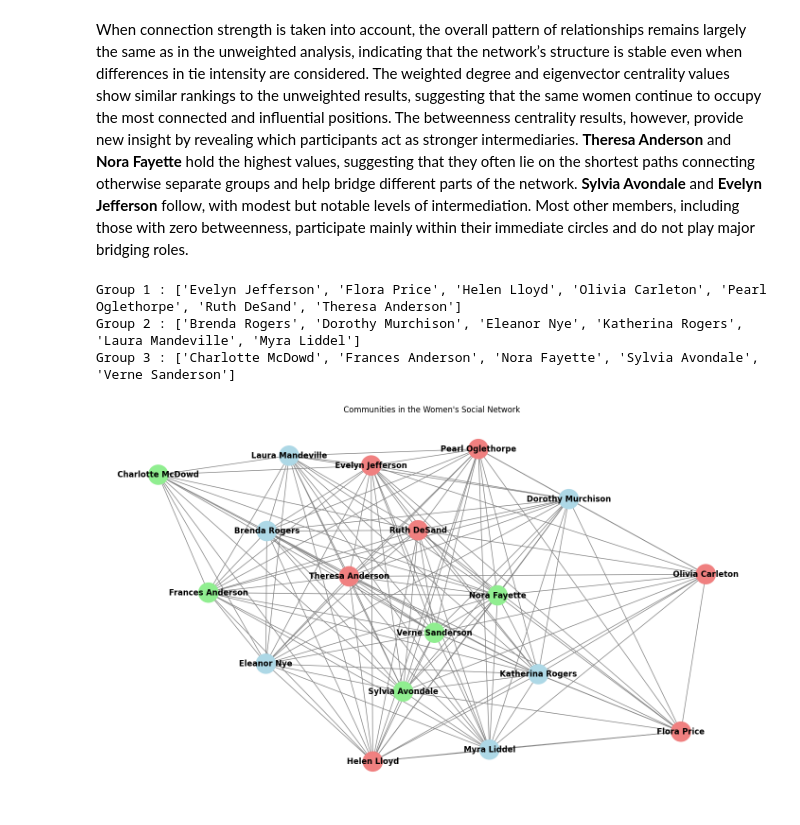
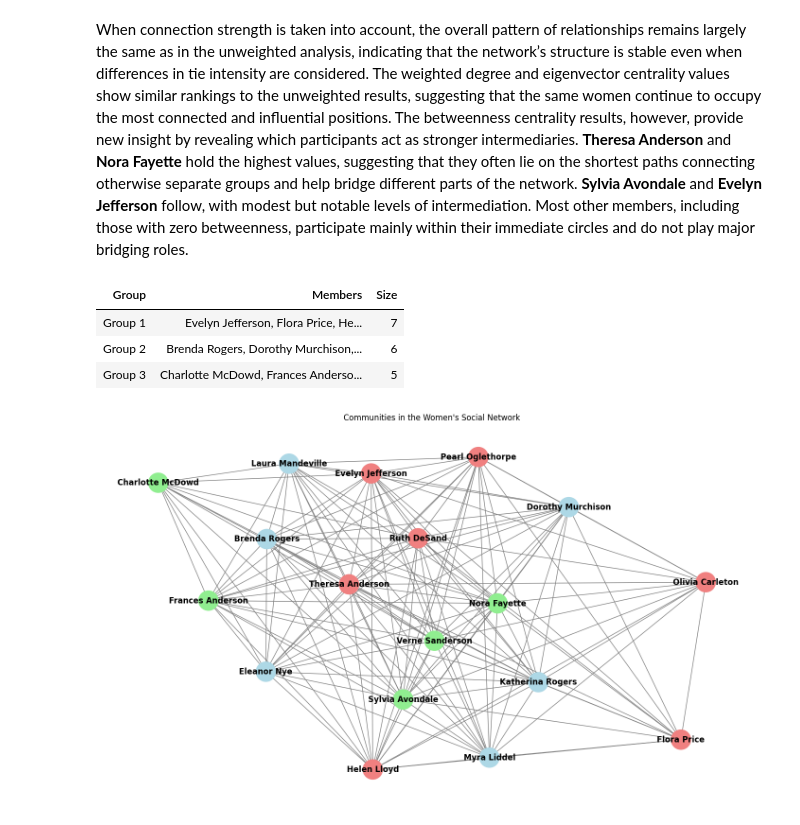
Before and after one commit to Sirwel/Data-620, a Jupyter notebook: week_6/plot_davis_club.ipynb, the cells around one changed output. Cells and saved outputs as stored; diff of their text form; code cells hidden in the pictures.

```diff
--- a/week_6/plot_davis_club.ipynb
+++ b/week_6/plot_davis_club.ipynb
@@ -265,14 +263,24 @@ Weighted Eigen Centrality
 # %% [markdown]
 When connection strength is taken into account, the overall pattern of relationships remains largely the same as in the unweighted analysis, indicating that the network’s structure is stable even when differences in tie intensity are considered. The weighted degree and eigenvector centrality values show similar rankings to the unweighted results, suggesting that the same women continue to occupy the most connected and influential positions. The betweenness centrality results, however, provide new insight by revealing which participants act as stronger intermediaries. **Theresa Anderson** and **Nora Fayette** hold the highest values, suggesting that they often lie on the shortest paths connecting otherwise separate groups and help bridge different parts of the network. **Sylvia Avondale** and **Evelyn Jefferson** follow, with modest but notable levels of intermediation. Most other members, including those with zero betweenness, participate mainly within their immediate circles and do not play major bridging roles.
 # %%
+communities = community.greedy_modularity_communities(WW, weight="inv_weight")
 
-communities = community.greedy_modularity_communities(WW,weight="inv_weight")
-for i,c in enumerate(communities):
-    print(f"Group {i+1} : "+str(sorted(c)))
+community_data = []
+for i, c in enumerate(communities, start=1):
+    community_data.append({
+        "Group": f"Group {i}",
+        "Members": ", ".join(sorted(c)),
+        "Size": len(c)
+    })
+
+community_df = pd.DataFrame(community_data)
+
+community_df.style.hide(axis="index")
 # %% [output]
-Group 1 : ['Evelyn Jefferson', 'Flora Price', 'Helen Lloyd', 'Olivia Carleton', 'Pearl Oglethorpe', 'Ruth DeSand', 'Theresa Anderson']
-Group 2 : ['Brenda Rogers', 'Dorothy Murchison', 'Eleanor Nye', 'Katherina Rogers', 'Laura Mandeville', 'Myra Liddel']
-Group 3 : ['Charlotte McDowd', 'Frances Anderson', 'Nora Fayette', 'Sylvia Avondale', 'Verne Sanderson']
+| Group | Members | Size |
+| Group 1 | Evelyn Jefferson, Flora Price, He... | 7 |
+| Group 2 | Brenda Rogers, Dorothy Murchison,... | 6 |
+| Group 3 | Charlotte McDowd, Frances Anderso... | 5 |
 # %%
 color_map = {}
 colors = ['lightcoral', 'lightblue', 'lightgreen']
```
Also changed, not shown: parts of 14 cells of this notebook.
